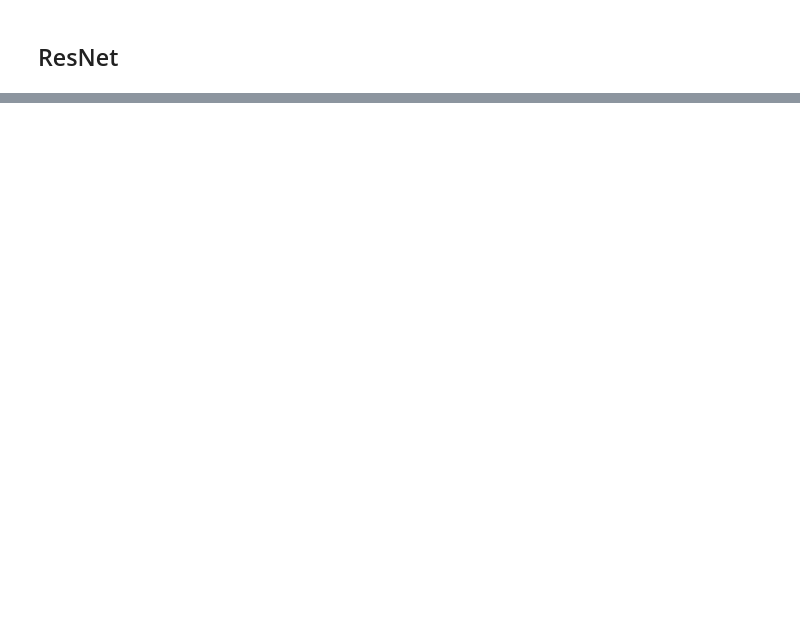
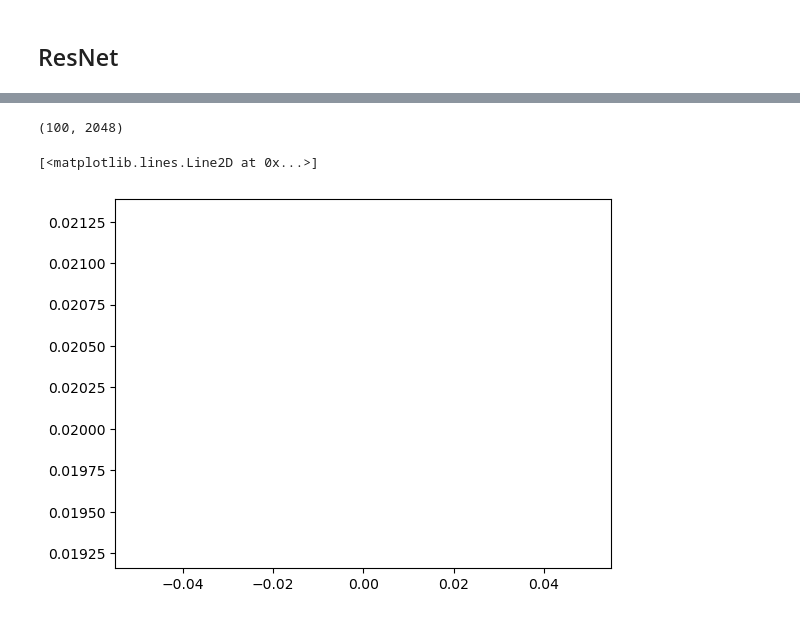
Before and after one commit to revanth7667/STAT-663_Codes, a Jupyter notebook: Notebooks/ResNet.ipynb, the cells around one changed output, grey strips where cells are left out. Saved outputs shown, nothing was run; the diff lists cells and outputs as text; code cells hidden in the pictures; blank space fills up the shorter version.

```diff
--- a/Notebooks/ResNet.ipynb
+++ b/Notebooks/ResNet.ipynb
@@ -179,6 +151,6 @@ def preprocess(img):
 
 # use resnet to get the embeddings
 X_train_resnet = np.array(
-    [model.predict(preprocess(i)) for i in dataset["train"]["img"][:]]
+    [model.predict(preprocess(i)) for i in dataset["train"]["img"][:100]]
 )
 # %% [output]
@@ -203,6 +174,13 @@ KeyboardInterrupt:
+# %%
+X_train_resnet.reshape(-1, 2048).shape
+# %% [output]
+(100, 2048)
 # %%
 # Visualize embedding
-plt.plot(embedding[0])
+plt.plot(X_train_resnet[0][:, 0])
+# %% [output]
+[<matplotlib.lines.Line2D at 0x...>]
+[figure, added]
 # %%
 # @title Lab work
 # Loop over the remaining CIFAR10 dataset to produce 2048 embeddings of the image
```
Also changed, not shown: parts of 13 cells of this notebook.
